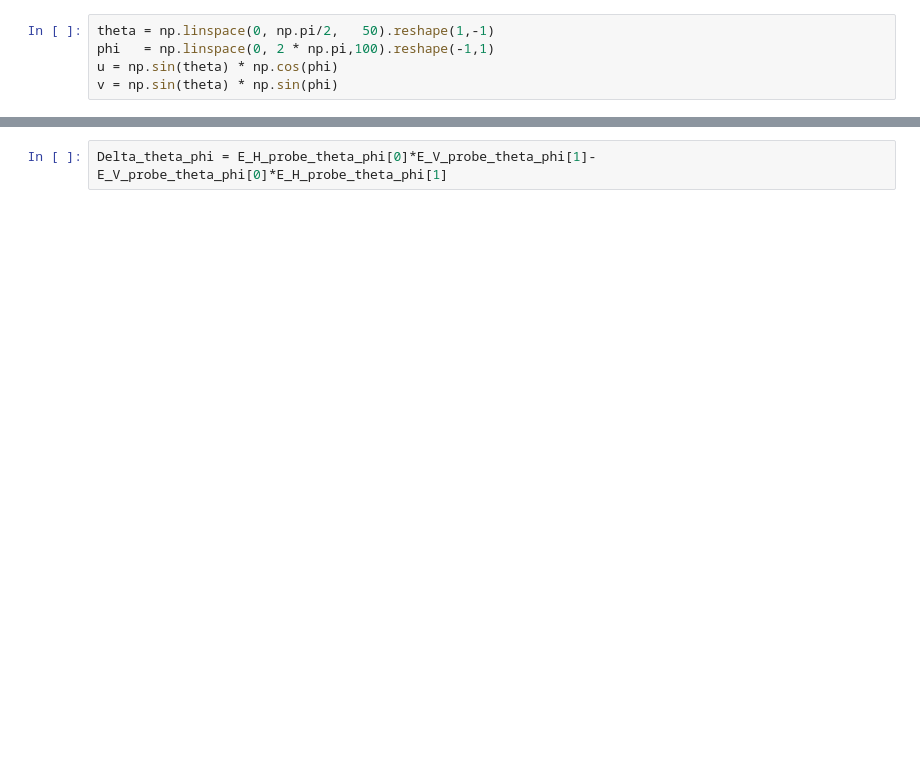
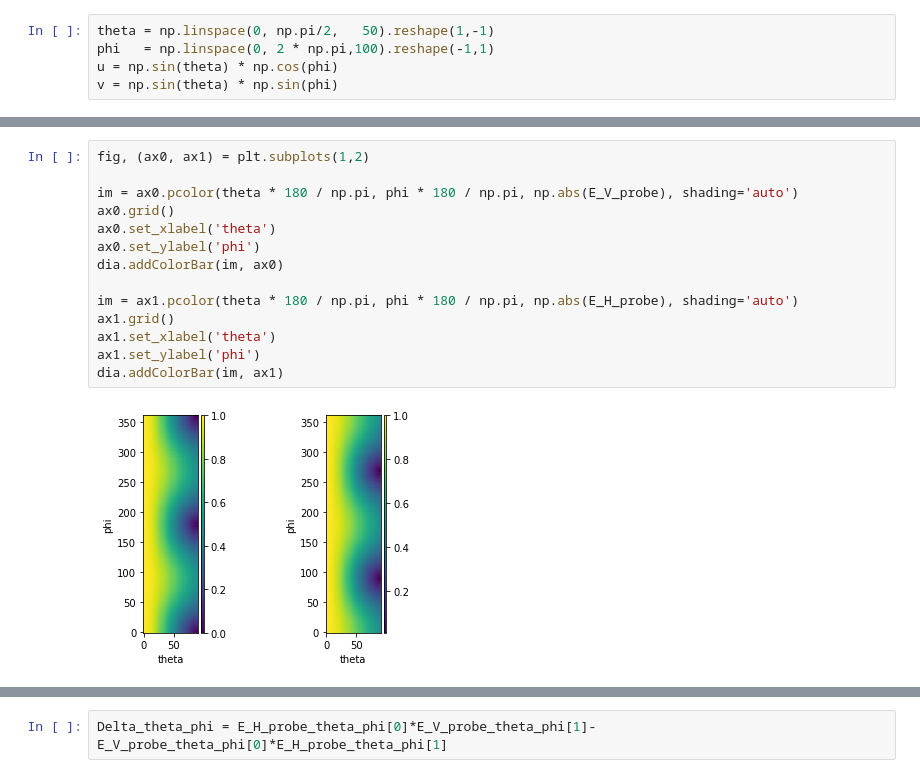
Before and after one commit to p-leroy/DIADEM, a Jupyter notebook: probe_compensation.ipynb, the cells around one changed output, grey strips where cells are left out. Drawn from its saved outputs; the diff is of its cells as text; blank space fills up the shorter version.

Commit message:
probe compensation updated siepel data processing updated

```diff
--- a/probe_compensation.ipynb
+++ b/probe_compensation.ipynb
@@ -144,0 +129,16 @@ ax1.legend()
+# %%
+fig, (ax0, ax1) = plt.subplots(1,2)
+
+im = ax0.pcolor(theta * 180 / np.pi, phi * 180 / np.pi, np.abs(E_V_probe), shading='auto')
+ax0.grid()
+ax0.set_xlabel('theta')
+ax0.set_ylabel('phi')
+dia.addColorBar(im, ax0)
+
+im = ax1.pcolor(theta * 180 / np.pi, phi * 180 / np.pi, np.abs(E_H_probe), shading='auto')
+ax1.grid()
+ax1.set_xlabel('theta')
+ax1.set_ylabel('phi')
+dia.addColorBar(im, ax1)
+# %% [output]
+[figure, added]
```
Also changed, not shown: parts of 29 cells of this notebook, 11 other files.
